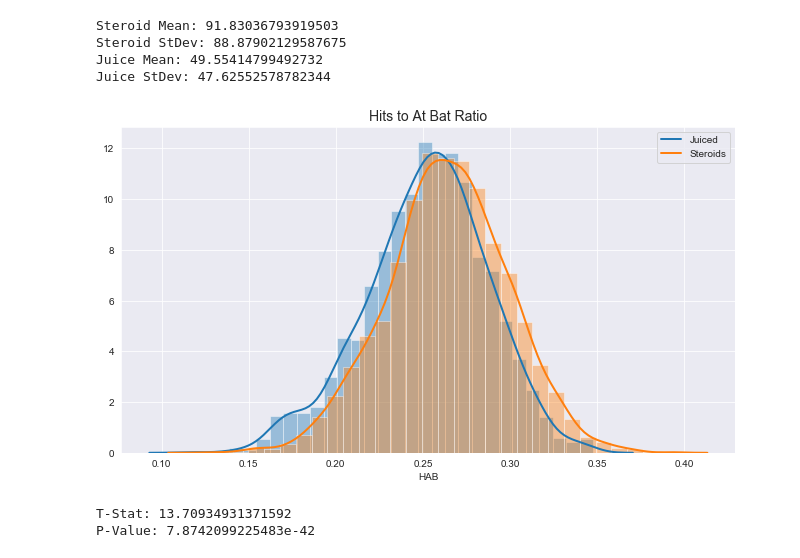
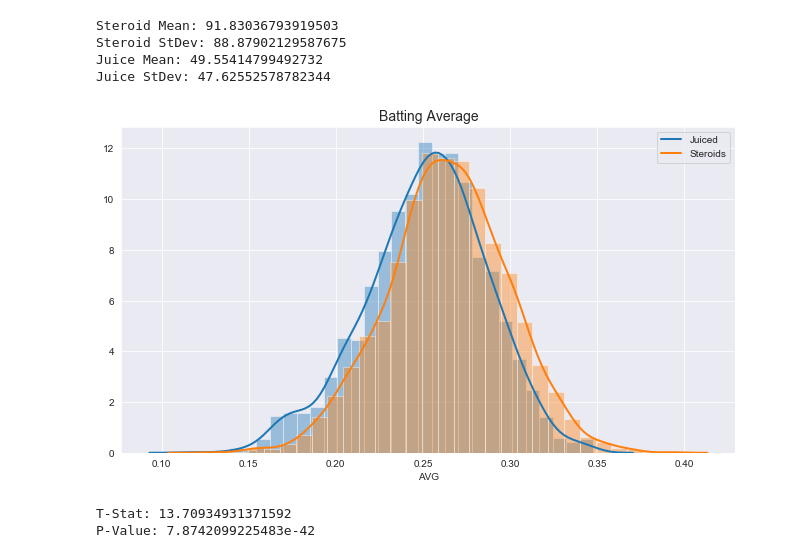
Before and after one commit to cjriggio/juiced, a Jupyter notebook: Juice-vs-Steroids.ipynb, the cells around one changed output. Drawn from its saved outputs; the diff is of its cells as text; code cells hidden in the pictures.

```diff
--- a/Juice-vs-Steroids.ipynb
+++ b/Juice-vs-Steroids.ipynb
@@ -129,13 +131,13 @@ Juice Mean: 49.55414799492732
 Juice StDev: 47.62552578782344
 # %%
 #Hit to At Bat ratio (batting avg)
-juiced['HAB'] = juiced['H'] / juiced['AB']
-steroids['HAB'] = steroids['H'] / steroids['AB']
+juiced['AVG'] = juiced['H'] / juiced['AB']
+steroids['AVG'] = steroids['H'] / steroids['AB']
 # %%
 plt.figure(figsize=(11,6))
-sns.distplot(juiced['HAB'], bins=30,kde_kws={"lw": 2, "label": "Juiced"})
-sns.distplot(steroids['HAB'], bins=30,kde_kws={"lw": 2, "label": "Steroids"})
-plt.title("Hits to At Bat Ratio", fontsize=14);
+sns.distplot(juiced['AVG'], bins=30,kde_kws={"lw": 2, "label": "Juiced"})
+sns.distplot(steroids['AVG'], bins=30,kde_kws={"lw": 2, "label": "Steroids"})
+plt.title("Batting Average", fontsize=14);
 # %% [output]
-[figure, old version]
+[figure, new version]
 # %%
```
Also changed, not shown: parts of 11 cells of this notebook.
